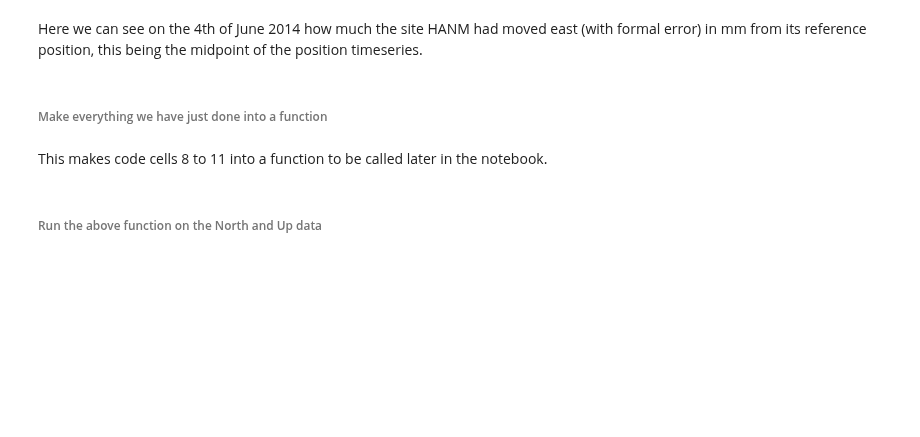
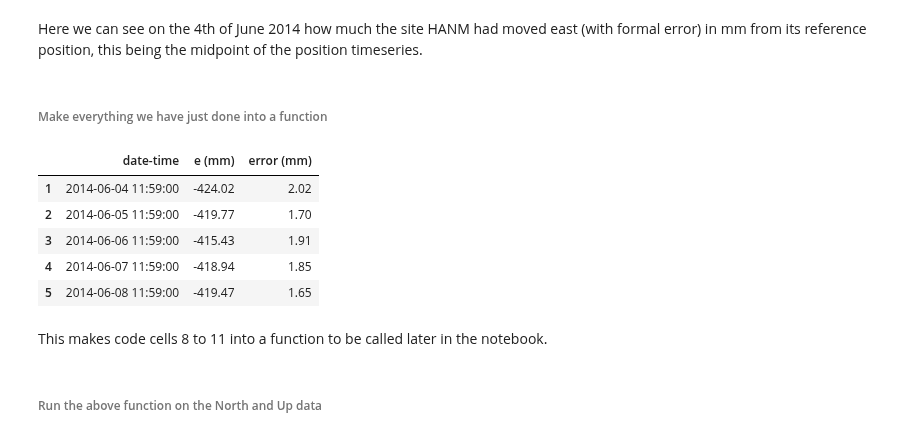
Before and after one commit to GeoNet/data-tutorials, a Jupyter notebook: GNSS_Data/Python/Introduction_to_GNSS_data_using_FITS_in_Python.ipynb, the cells around one changed output. Saved outputs shown, nothing was run; the diff lists cells and outputs as text; code cells hidden in the pictures; blank space fills up the shorter version.

```diff
--- a/GNSS_Data/Python/Introduction_to_GNSS_data_using_FITS_in_Python.ipynb
+++ b/GNSS_Data/Python/Introduction_to_GNSS_data_using_FITS_in_Python.ipynb
@@ -140,18 +141,26 @@ Here we can see on the 4th of June 2014 how much the site HANM had moved east (w
 # %%
 def GNSS_dataframe(data):
     """
     This function turns the string of GNSS data received by requests.get
     into a data frame with GNSS data correctly formatted.
     """
     data = data.split("\n") # splits data on the new line symbol
     for i in range(0, len(data)):
         data[i]= data[i].split(",")# splits data ponits on the , symbol
     for i in range(1, (len(data)-1)):
         data[i][0] = datetime.datetime.strptime(data[i][0], '%Y-%m-%dT%H:%M:%S.%fZ') #make 1st value into a datetime object
         data[i][1] = float(data[i][1]) #makes 2nd value into a decimal number
         data[i][2] = float(data[i][2]) #makes 3rd value into a decimal number
     df = pd.DataFrame(data[1:-1],index = range(1, (len(data)-1)), columns=data[0]) #make the list into a data frame
     return df
+df_e.head()
+# %% [output]
+|  | date-time | e (mm) | error (mm) |
+| 1 | 2014-06-04 11:59:00 | -424.02 | 2.02 |
+| 2 | 2014-06-05 11:59:00 | -419.77 | 1.70 |
+| 3 | 2014-06-06 11:59:00 | -415.43 | 1.91 |
+| 4 | 2014-06-07 11:59:00 | -418.94 | 1.85 |
+| 5 | 2014-06-08 11:59:00 | -419.47 | 1.65 |
 # %% [markdown]
 This makes code cells 8 to 11 into a function to be called later in the notebook.
 # %% [markdown]
```
Also changed, not shown: parts of 6 cells of this notebook, 2 other files.
